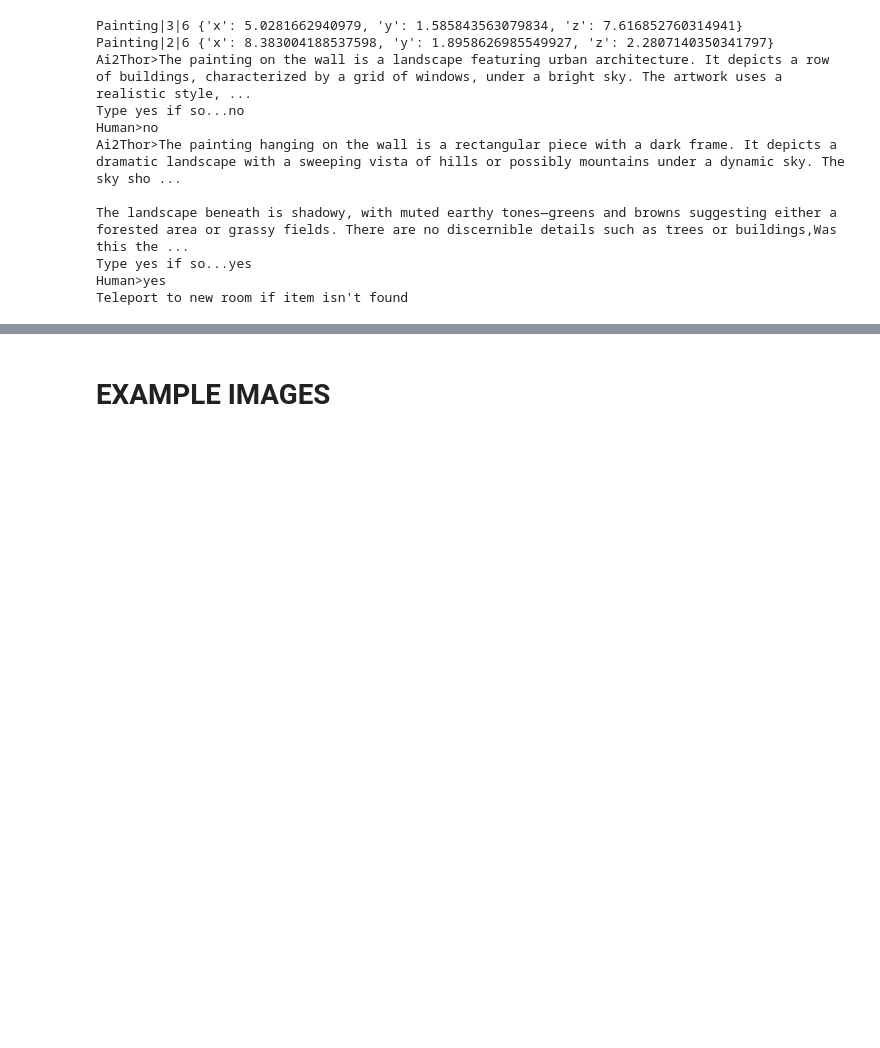
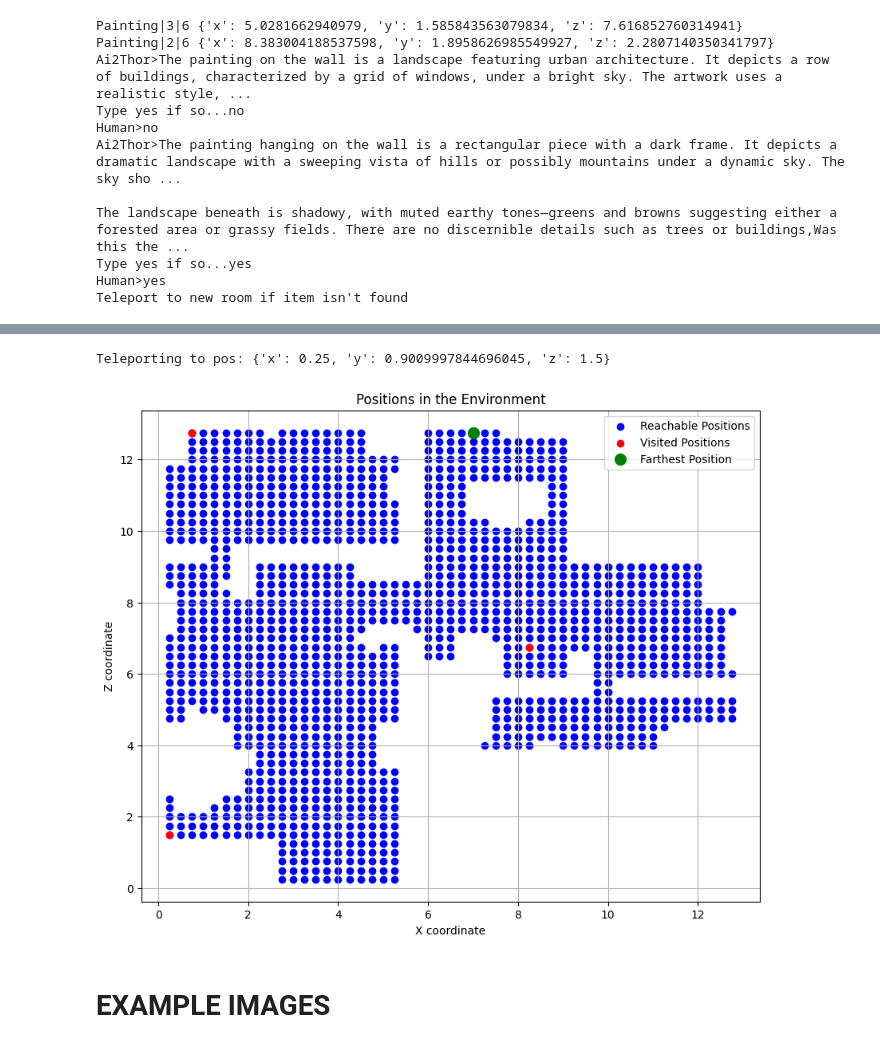
Before and after one commit to matercomus/ma-communicative-robots-G1, a Jupyter notebook: our_stuff/PROTOTYPE.ipynb, the cells around one changed output, grey strips where cells are left out. Drawn from its saved outputs; the diff is of its cells as text; code cells hidden in the pictures; blank space fills up the shorter version.

```diff
--- a/our_stuff/PROTOTYPE.ipynb
+++ b/our_stuff/PROTOTYPE.ipynb
@@ -781,0 +790,6 @@ plt.show()
+# %%
+def teleport_to_pos(pos):
+    print(f"Teleporting to pos: {pos}")
+    event = controller.step(action="Teleport", position=pos, rotation=rotation)
+    agent_position = controller.last_event.metadata['agent']['position']
+    visited_positions.append(agent_position)
@@ -782,3 +824,9 @@ plt.show()
+# %%
+teleport_to_pos(get_farthest_position(reachable_positions, visited_positions))
+plot_out()
+# %% [output]
+Teleporting to pos: {'x': 0.25, 'y': 0.9009997844696045, 'z': 1.5}
+[figure, added]
 # %%
 # TO DO: if no more instances, teleport to new room
 
```
Also changed, not shown: parts of 13 cells of this notebook.
